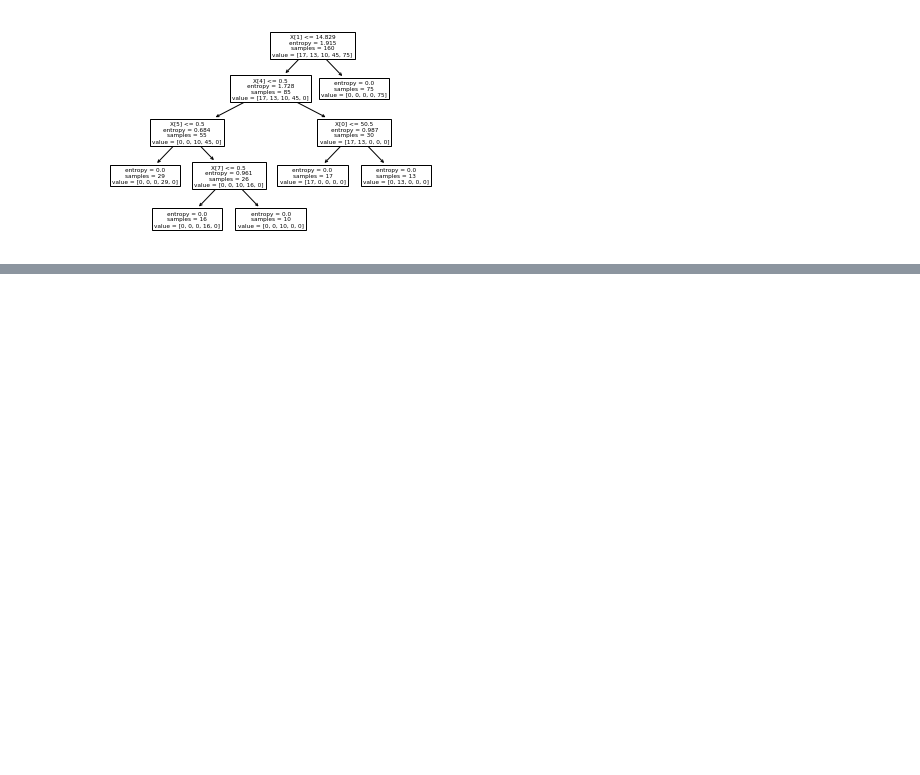
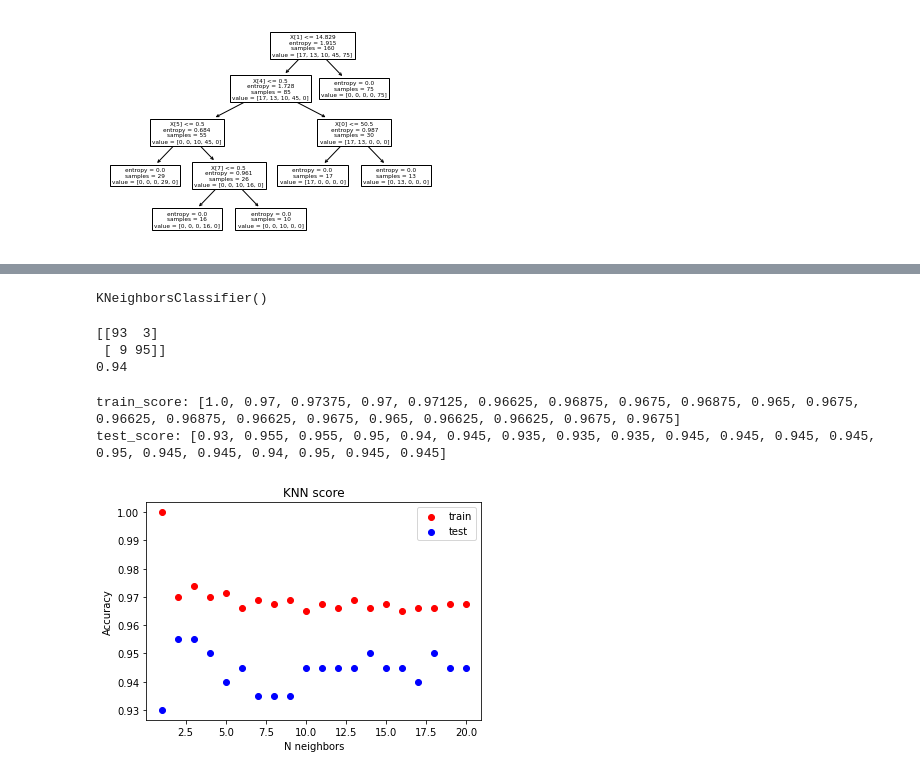
Before and after one commit to Vincent23412/DecisionTree-, a Jupyter notebook: DecisionTree可視化.ipynb, the cells around one changed output, grey strips where cells are left out. Saved outputs shown, nothing was run; the diff lists cells and outputs as text; code cells hidden in the pictures; blank space fills up the shorter version.

```diff
--- a/DecisionTree可視化.ipynb
+++ b/DecisionTree可視化.ipynb
@@ -49,0 +151,46 @@ tree.plot_tree(model)
+# %%
+from sklearn.preprocessing import StandardScaler
+scaler_x = StandardScaler()
+sc_train_x = scaler_x.fit_transform(train_x)
+# %%
+from sklearn.neighbors import KNeighborsClassifier
+knn = KNeighborsClassifier(n_neighbors=5)
+# %%
+knn.fit(sc_train_x,train_y)
+# %% [output]
+KNeighborsClassifier()
+# %%
+from sklearn.metrics import confusion_matrix
+sc_test_x = scaler_x.transform(test_x)
+y_hat = knn.predict(sc_test_x)
+print(confusion_matrix(test_y, y_hat))
+print(knn.score(sc_test_x, test_y))
+# %% [output]
+[[93  3]
+ [ 9 95]]
+0.94
+# %%
+import matplotlib.pyplot as plt
+train_score = []
+test_score = []
+for i in range(1,21):
+    knn = KNeighborsClassifier(n_neighbors=i)
+    knn.fit(sc_train_x, train_y)
+    train_score.append(knn.score(sc_train_x, train_y))
+    test_score.append(knn.score(sc_test_x, test_y))
+
+print(f"train_score: {train_score}")
+print(f"test_score: {test_score}")
+
+x_axis = np.arange(1,21,1)
+plt.scatter(x_axis, np.array(train_score), color="r", label="train")
+plt.scatter(x_axis, np.array(test_score), color="b", label="test")
+plt.title("KNN score")
+plt.xlabel("N neighbors")
+plt.ylabel("Accuracy")
+plt.legend()
+plt.show()
+# %% [output]
+train_score: [1.0, 0.97, 0.97375, 0.97, 0.97125, 0.96625, 0.96875, 0.9675, 0.96875, 0.965, 0.9675, 0.96625, 0.96875, 0.96625, 0.9675, 0.965, 0.96625, 0.96625, 0.9675, 0.9675]
+test_score: [0.93, 0.955, 0.955, 0.95, 0.94, 0.945, 0.935, 0.935, 0.935, 0.945, 0.945, 0.945, 0.945, 0.95, 0.945, 0.945, 0.94, 0.95, 0.945, 0.945]
+[figure, added]
```
Also changed, not shown: parts of 14 cells of this notebook.
